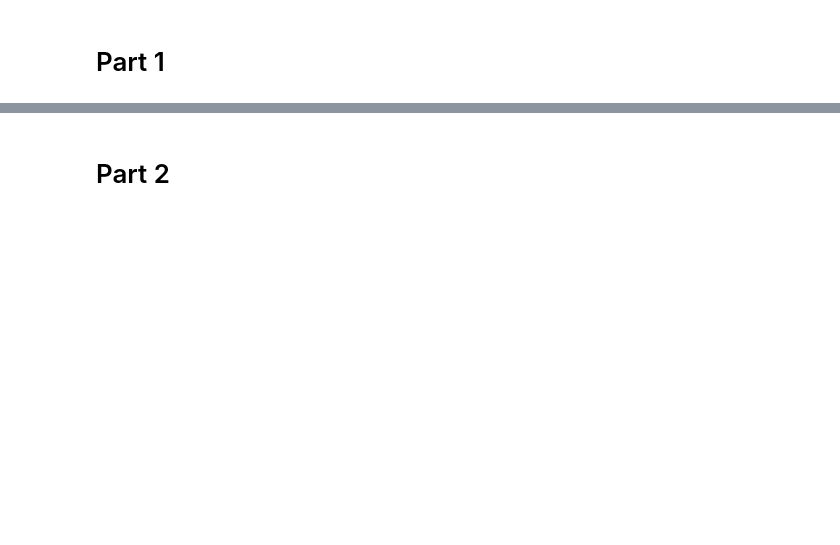
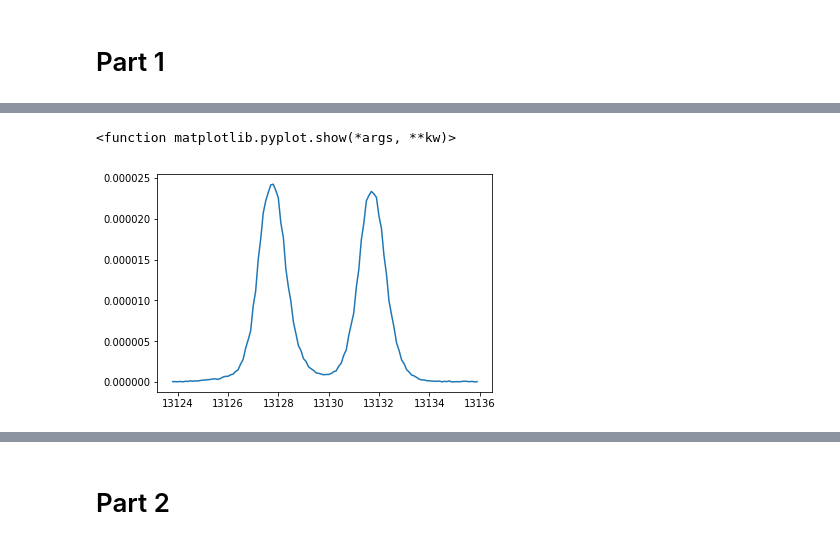
Before and after one commit to physics91si/lab06-ctandon11, a Jupyter notebook: lab06.ipynb, the cells around one changed output, grey strips where cells are left out. Drawn from its saved outputs; the diff is of its cells as text; code cells hidden in the pictures; blank space fills up the shorter version.

```diff
--- a/lab06.ipynb
+++ b/lab06.ipynb
@@ -29,2 +50,7 @@ scipy.optimize.curve_fit
 # %%
 # TODO: plot data as emission signal
+plt.plot(x_data,-y_data)
+plt.show
+# %% [output]
+<function matplotlib.pyplot.show(*args, **kw)>
+[figure, added]
```
Also changed, not shown: parts of 11 cells of this notebook.
